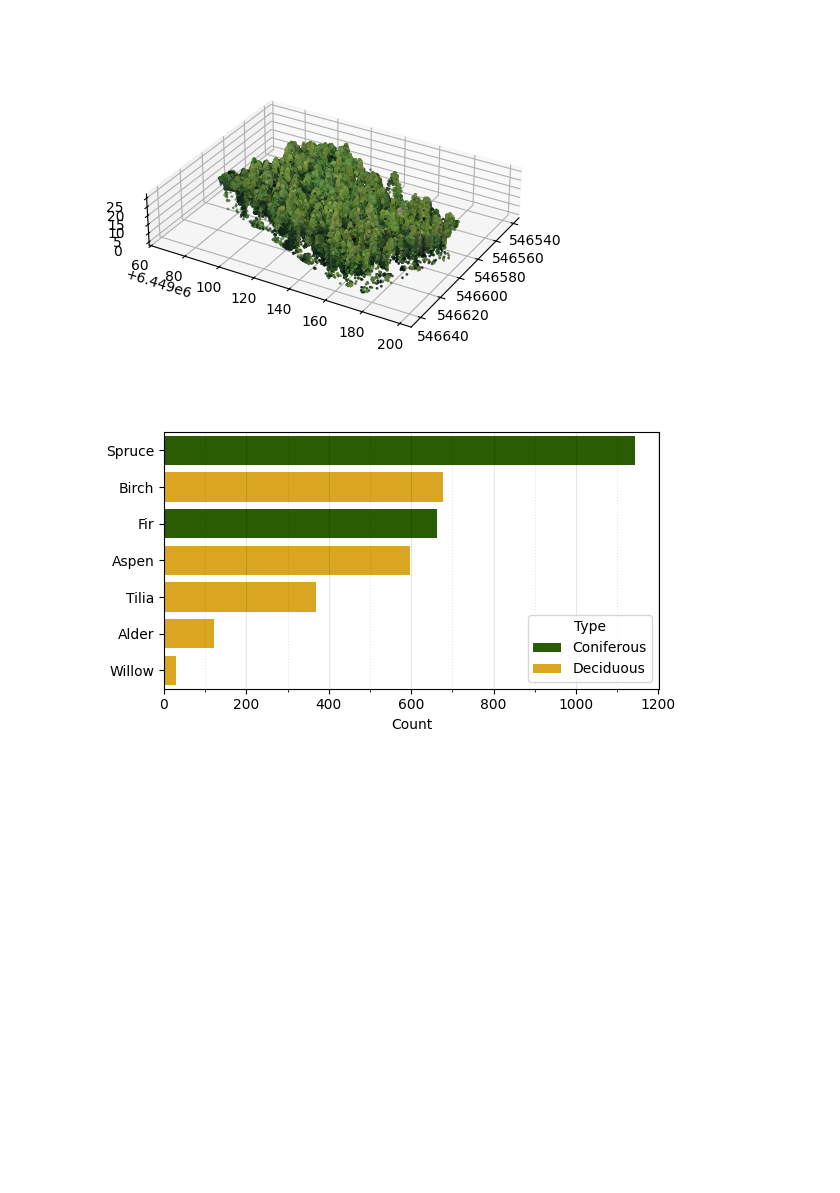
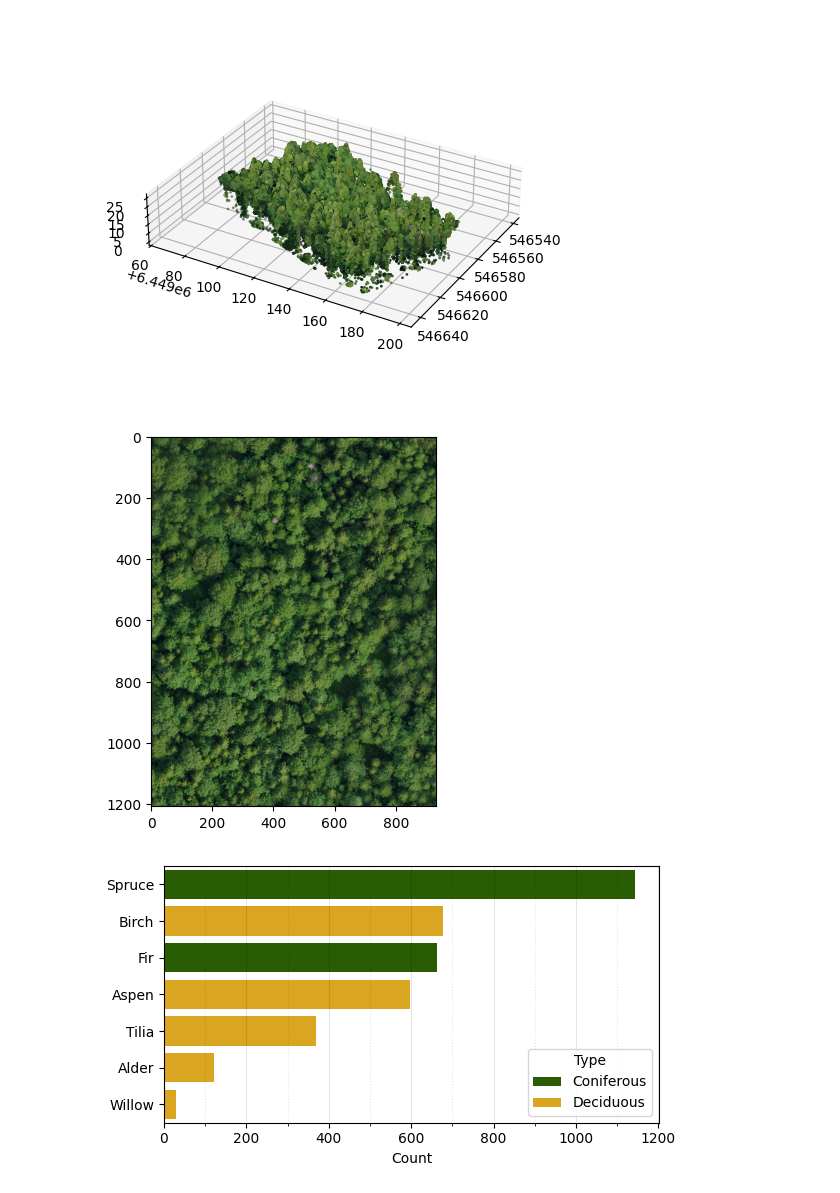
Before and after one commit to iod-ine/thesis, a Jupyter notebook: chapters/03a_lysva_dataset.ipynb, the cells around one changed output. Drawn from its saved outputs; the diff is of its cells as text; code cells hidden in the pictures; blank space fills up the shorter version.

Commit message:
Add a visualization of an example Lysva orthophoto

```diff
--- a/chapters/03a_lysva_dataset.ipynb
+++ b/chapters/03a_lysva_dataset.ipynb
@@ -60,6 +60,18 @@ src.visualization.clouds.scatter_point_cloud_3d(xyz, color=color / 255, **params
 # %% [output]
 [figure]
 [figure]
+# %%
+with rasterio.open(lysva_ortho_files[9]) as dd:
+    ortho = dd.read()
+# %%
+#| include: true
+#| label: fig-example-ortho
+#| fig-cap: A visualisation of the orthophoto of plot 10.
+
+fig, ax = plt.subplots()
+ax.imshow(np.rollaxis(ortho, 0, 3));
+# %% [output]
+[figure, added]
 # %%
 #| include: true
 #| label: fig-lysva-species-distribution
```
Also changed, not shown: parts of 2 cells of this notebook.
